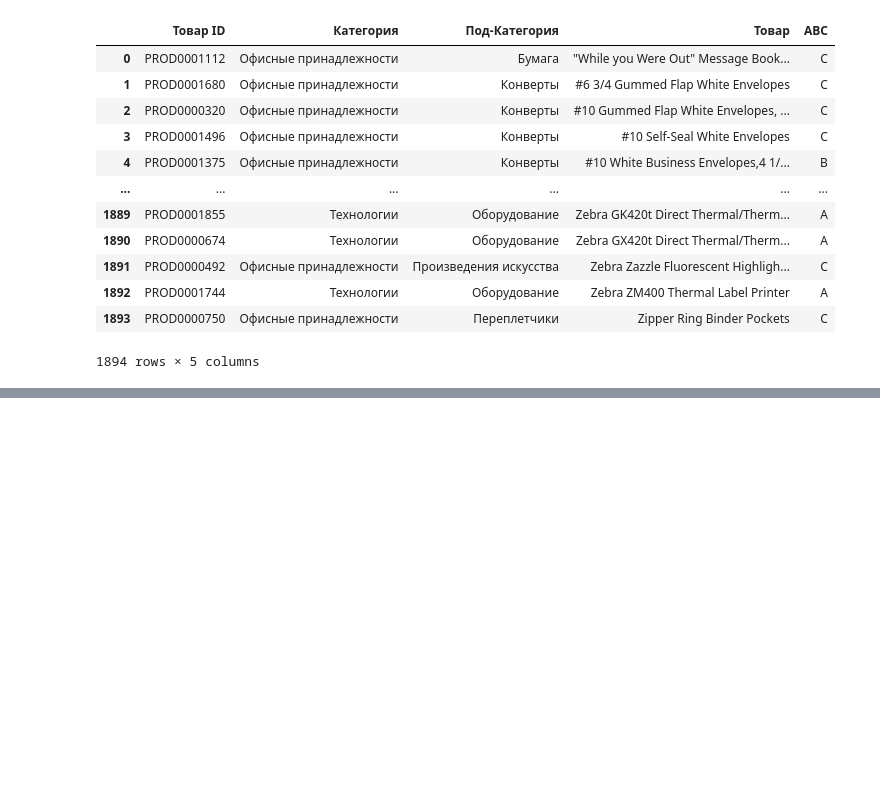
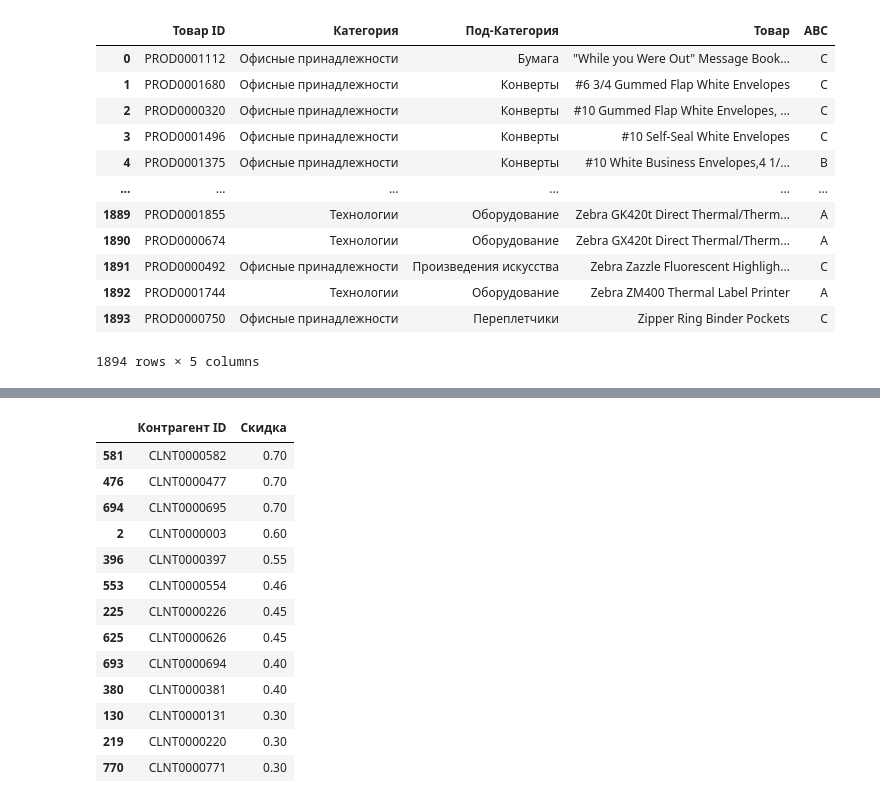
Before and after one commit to OctoBus177/Krok_data_analyses, a Jupyter notebook: all.ipynb, the cells around one changed output, grey strips where cells are left out. Cells and saved outputs as stored; diff of their text form; code cells hidden in the pictures; blank space fills up the shorter version.

```diff
--- a/all.ipynb
+++ b/all.ipynb
@@ -679,0 +729,23 @@ sns.pairplot(df_sales_analysis,hue='ABC')
+# %%
+df_discount = pd.pivot_table(df_sales, index='Контрагент ID', aggfunc={
+    'Скидка':np.median,
+})
+df_discount.reset_index(inplace=True
+                    )
+df_discount.sort_values(by ='Скидка', ascending=False, inplace= True)
+df_discount.loc[df_discount['Скидка'] >= 0.3]
+# %% [output]
+|  | Контрагент ID | Скидка |
+| 581 | CLNT0000582 | 0.70 |
+| 476 | CLNT0000477 | 0.70 |
+| 694 | CLNT0000695 | 0.70 |
+| 2 | CLNT0000003 | 0.60 |
+| 396 | CLNT0000397 | 0.55 |
+| 553 | CLNT0000554 | 0.46 |
+| 225 | CLNT0000226 | 0.45 |
+| 625 | CLNT0000626 | 0.45 |
+| 693 | CLNT0000694 | 0.40 |
+| 380 | CLNT0000381 | 0.40 |
+| 130 | CLNT0000131 | 0.30 |
+| 219 | CLNT0000220 | 0.30 |
+| 770 | CLNT0000771 | 0.30 |
```
Also changed, not shown: parts of 26 cells of this notebook, 2 other files.
